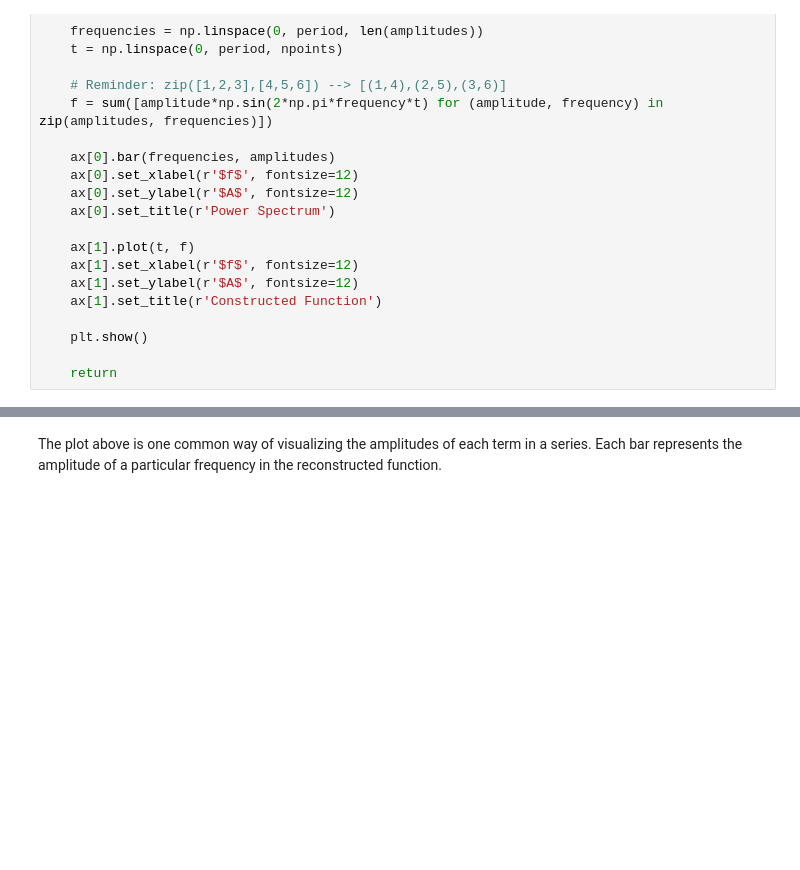
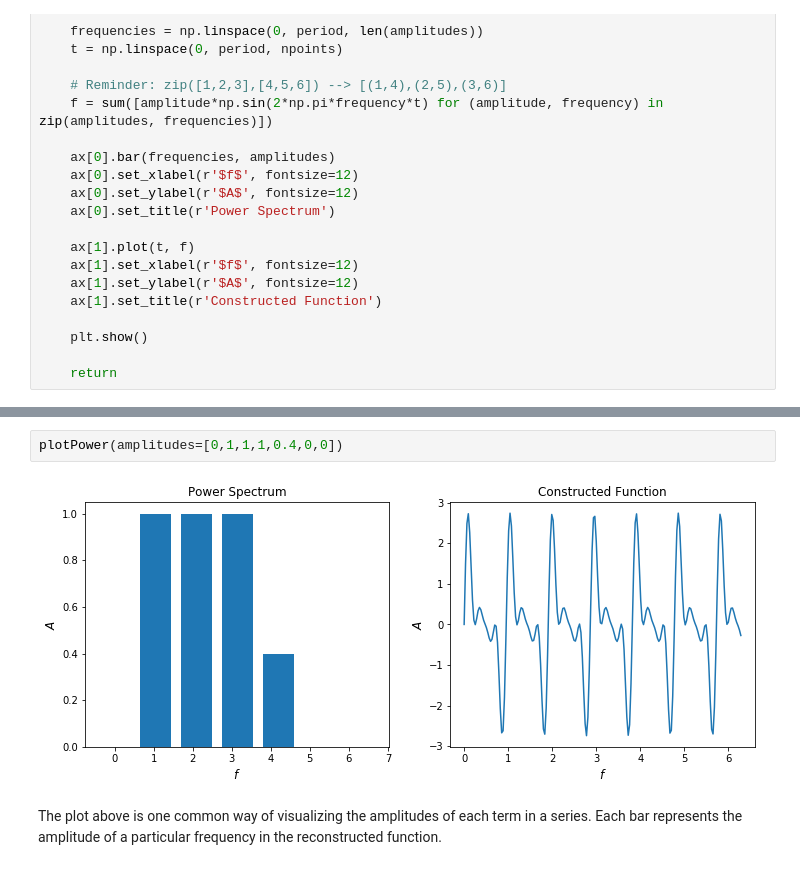
Before and after one commit to mathinmse/mathinmse.github.io, a Jupyter notebook: Lecture-12-Fourier-Series.ipynb, the cells around one changed output, grey strips where cells are left out. Saved outputs shown, nothing was run; the diff lists cells and outputs as text; blank space fills up the shorter version.

```diff
--- a/Lecture-12-Fourier-Series.ipynb
+++ b/Lecture-12-Fourier-Series.ipynb
@@ -145,3 +166,7 @@ plotPower()
+# %%
+plotPower(amplitudes=[0,1,1,1,0.4,0,0])
+# %% [output]
+[figure, added]
 # %% [markdown]
 The plot above is one common way of visualizing the amplitudes of each term in a series.  Each bar represents the amplitude of a particular frequency in the reconstructed function.
 # %% [markdown]
```
Also changed, not shown: parts of 15 cells of this notebook.
